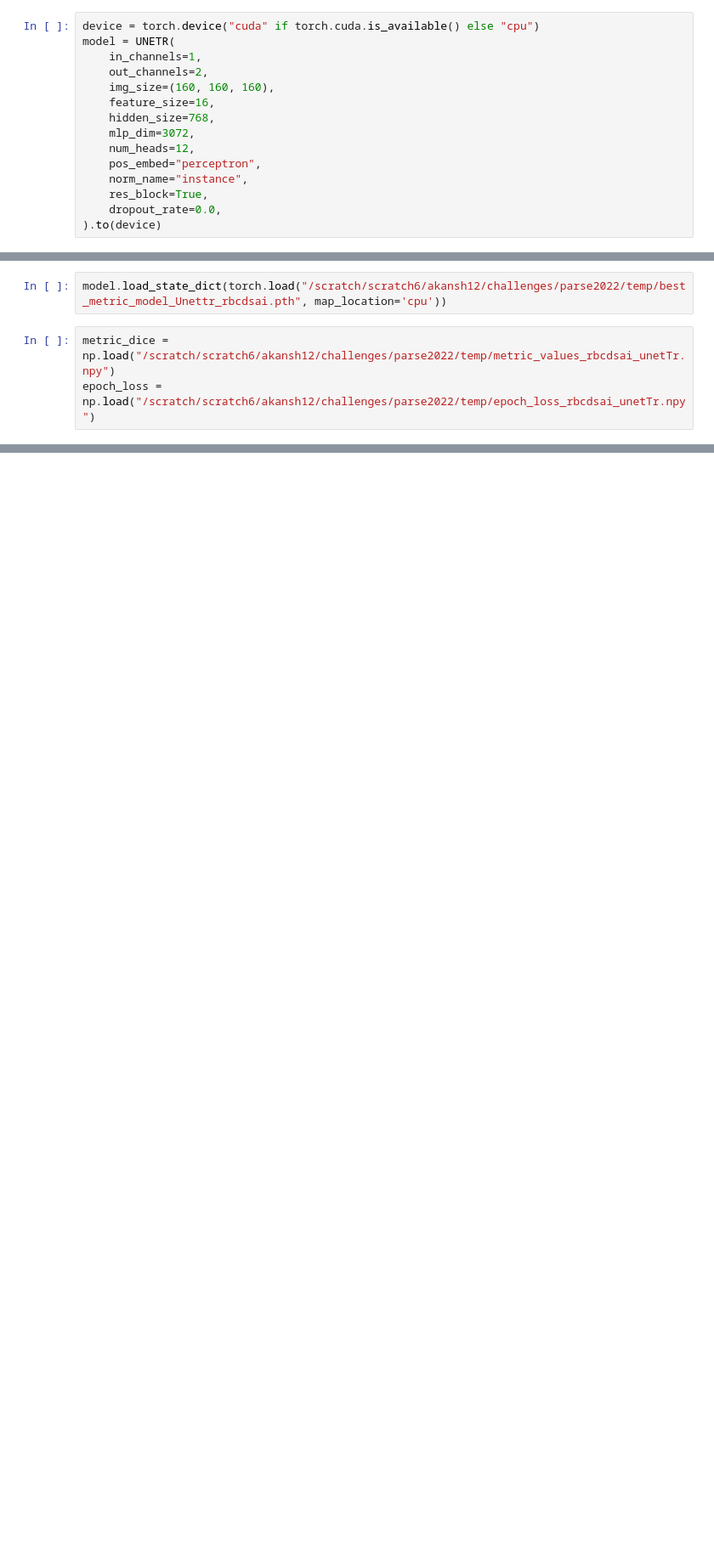
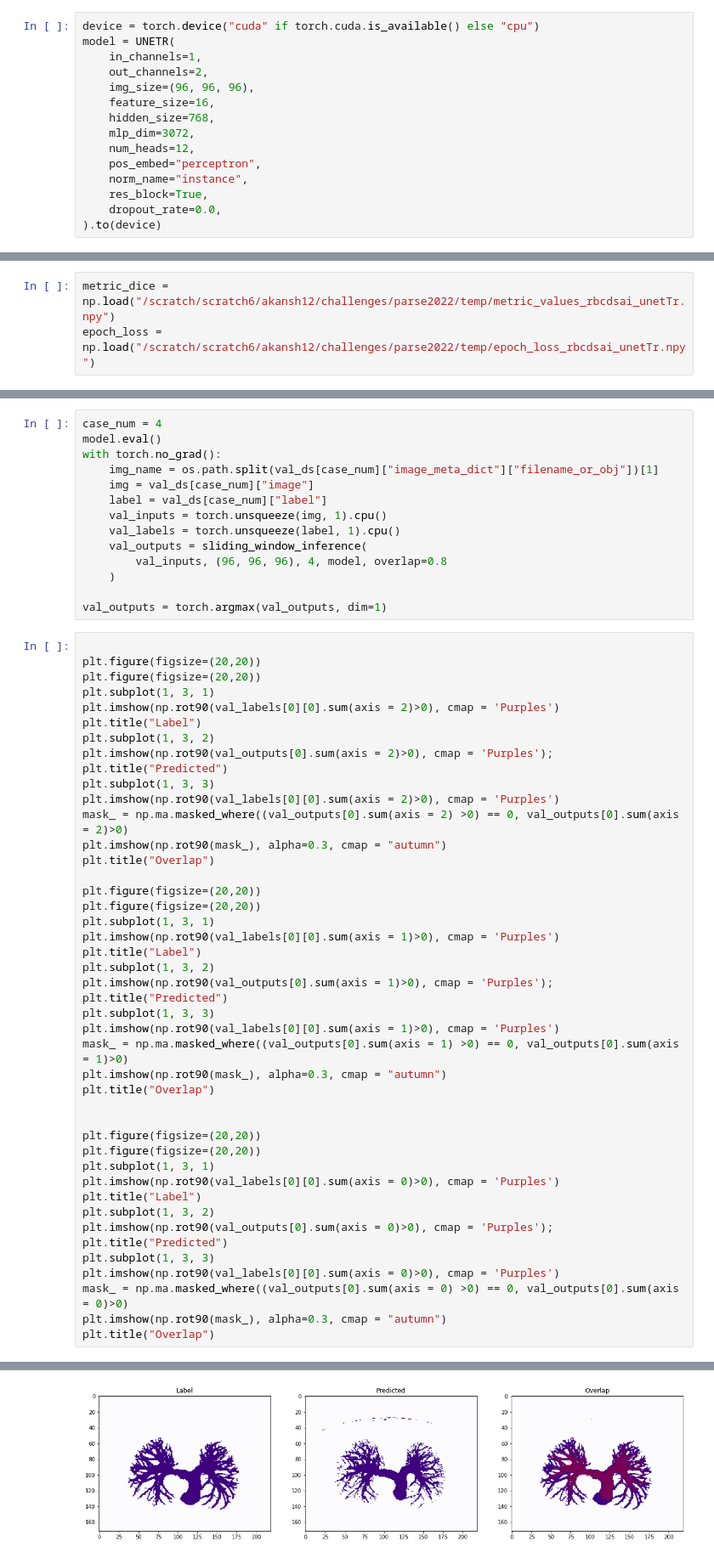
Before and after one commit to akansh12/parse2022, a Jupyter notebook: notebooks/vision_transformer/Unettr.ipynb, the cells around one changed output, grey strips where cells are left out. Shown: that part at 85% size. Drawn from its saved outputs; the diff is of its cells as text; blank space fills up the shorter version.

```diff
--- a/notebooks/vision_transformer/Unettr.ipynb
+++ b/notebooks/vision_transformer/Unettr.ipynb
@@ -304,7 +304,7 @@ device = torch.device("cuda" if torch.cuda.is_available() else "cpu")
 model = UNETR(
     in_channels=1,
     out_channels=2,
-    img_size=(160, 160, 160),
+    img_size=(96, 96, 96),
     feature_size=16,
     hidden_size=768,
     mlp_dim=3072,
@@ -339,5 +325,3 @@ model.state_dict().keys()
-# %%
-model.load_state_dict(torch.load("/scratch/scratch6/akansh12/challenges/parse2022/temp/best_metric_model_Unettr_rbcdsai.pth", map_location='cpu'))
 # %%
 metric_dice = np.load("/scratch/scratch6/akansh12/challenges/parse2022/temp/metric_values_rbcdsai_unetTr.npy")
 epoch_loss = np.load("/scratch/scratch6/akansh12/challenges/parse2022/temp/epoch_loss_rbcdsai_unetTr.npy")
@@ -351,0 +340,59 @@ plt.show()
+# %%
+case_num = 4
+model.eval()
+with torch.no_grad():
+    img_name = os.path.split(val_ds[case_num]["image_meta_dict"]["filename_or_obj"])[1]
+    img = val_ds[case_num]["image"]
+    label = val_ds[case_num]["label"]
+    val_inputs = torch.unsqueeze(img, 1).cpu()
+    val_labels = torch.unsqueeze(label, 1).cpu()
+    val_outputs = sliding_window_inference(
+        val_inputs, (96, 96, 96), 4, model, overlap=0.8
+    )
+
+val_outputs = torch.argmax(val_outputs, dim=1)
+# %%
+
+plt.figure(figsize=(20,20))
+plt.figure(figsize=(20,20))
+plt.subplot(1, 3, 1)
+plt.imshow(np.rot90(val_labels[0][0].sum(axis = 2)>0), cmap = 'Purples')
+plt.title("Label")
+plt.subplot(1, 3, 2)
+plt.imshow(np.rot90(val_outputs[0].sum(axis = 2)>0), cmap = 'Purples');
+plt.title("Predicted")
+plt.subplot(1, 3, 3)
+plt.imshow(np.rot90(val_labels[0][0].sum(axis = 2)>0), cmap = 'Purples')
+mask_ = np.ma.masked_where((val_outputs[0].sum(axis = 2) >0) == 0, val_outputs[0].sum(axis = 2)>0)
+plt.imshow(np.rot90(mask_), alpha=0.3, cmap = "autumn")
+plt.title("Overlap")
+
+plt.figure(figsize=(20,20))
+plt.figure(figsize=(20,20))
+plt.subplot(1, 3, 1)
+plt.imshow(np.rot90(val_labels[0][0].sum(axis = 1)>0), cmap = 'Purples')
+plt.title("Label")
+plt.subplot(1, 3, 2)
+plt.imshow(np.rot90(val_outputs[0].sum(axis = 1)>0), cmap = 'Purples');
+plt.title("Predicted")
+plt.subplot(1, 3, 3)
+plt.imshow(np.rot90(val_labels[0][0].sum(axis = 1)>0), cmap = 'Purples')
+mask_ = np.ma.masked_where((val_outputs[0].sum(axis = 1) >0) == 0, val_outputs[0].sum(axis = 1)>0)
+plt.imshow(np.rot90(mask_), alpha=0.3, cmap = "autumn")
+plt.title("Overlap")
+
+
+plt.figure(figsize=(20,20))
+plt.figure(figsize=(20,20))
+plt.subplot(1, 3, 1)
+plt.imshow(np.rot90(val_labels[0][0].sum(axis = 0)>0), cmap = 'Purples')
+plt.title("Label")
+plt.subplot(1, 3, 2)
+plt.imshow(np.rot90(val_outputs[0].sum(axis = 0)>0), cmap = 'Purples');
+plt.title("Predicted")
+plt.subplot(1, 3, 3)
+plt.imshow(np.rot90(val_labels[0][0].sum(axis = 0)>0), cmap = 'Purples')
+mask_ = np.ma.masked_where((val_outputs[0].sum(axis = 0) >0) == 0, val_outputs[0].sum(axis = 0)>0)
+plt.imshow(np.rot90(mask_), alpha=0.3, cmap = "autumn")
+plt.title("Overlap")
+# %% [output]
@@ -351,0 +401 @@ plt.show()
+[figure, added]
```
Also changed, not shown: parts of 8 cells of this notebook, 1 other file.
